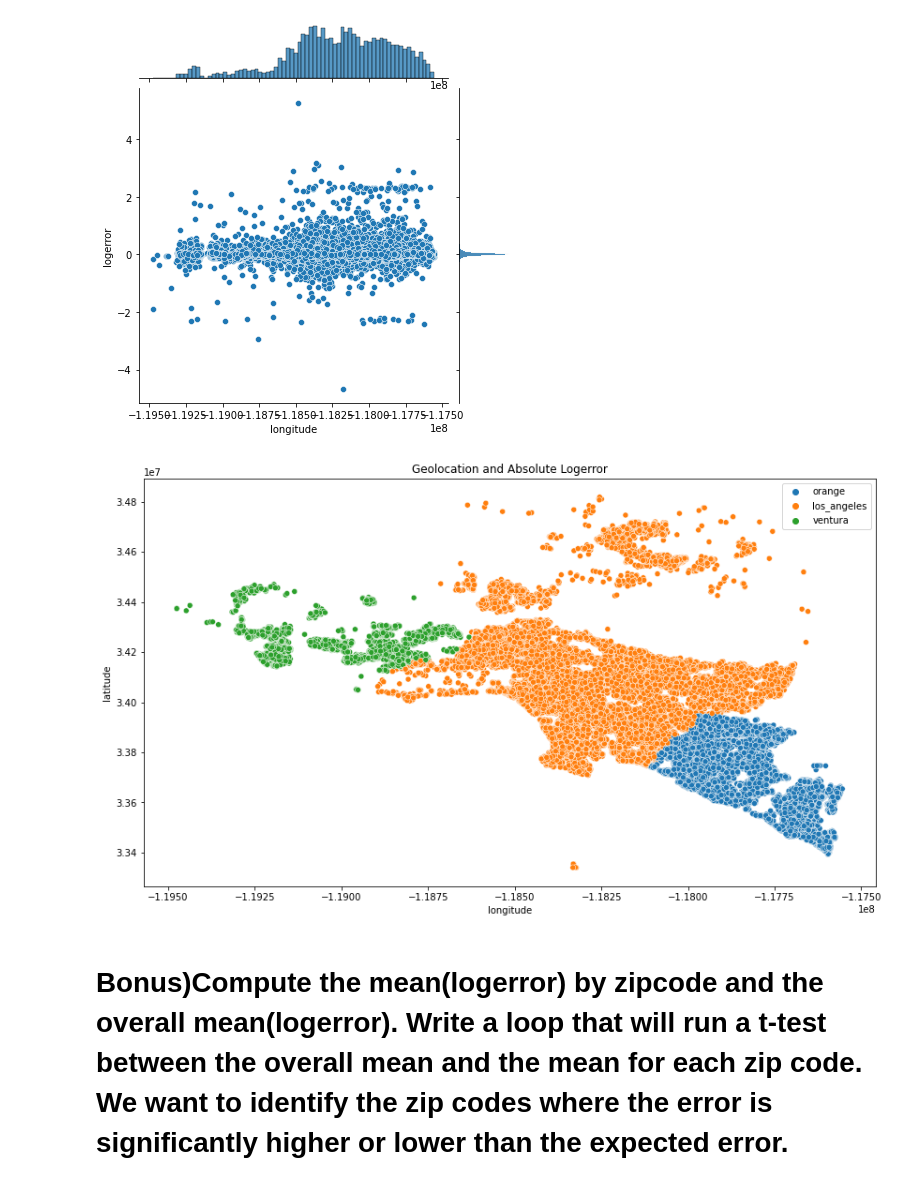
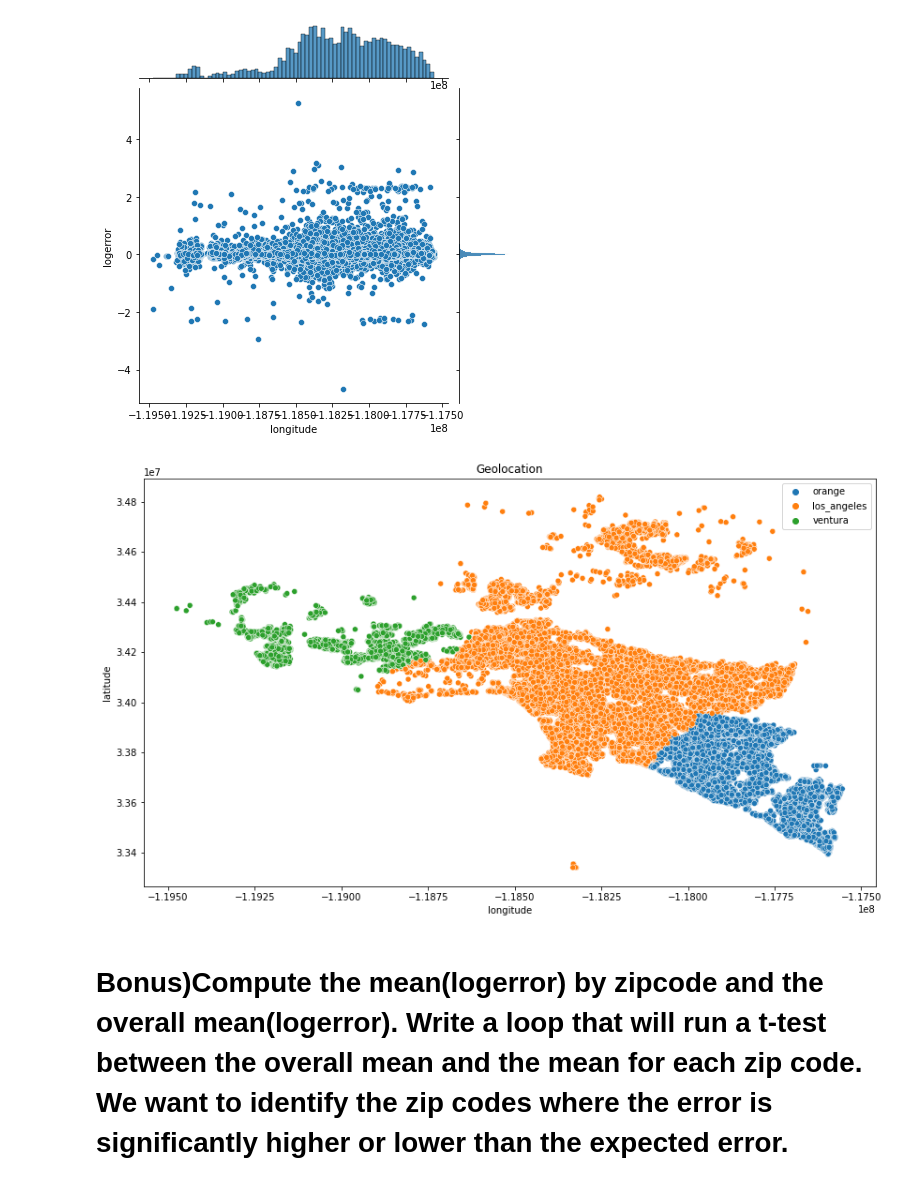
Before and after one commit to cristianibarra1/clustering-exercises, a Jupyter notebook: explore_zillow.ipynb, the cells around one changed output. Cells and saved outputs as stored; diff of their text form; code cells hidden in the pictures.

```diff
--- a/explore_zillow.ipynb
+++ b/explore_zillow.ipynb
@@ -283,10 +290,10 @@ plt.show()
 # %%
 plt.figure(figsize=(14,8))
 sns.scatterplot(x='longitude', y='latitude', hue='county', sizes=(0,300), data=train)
 plt.legend()
-plt.title('Geolocation and Absolute Logerror')
+plt.title('Geolocation')
 plt.show()
 # %% [output]
-[figure, old version]
+[figure, new version]
 # %% [markdown]
 # Bonus)Compute the mean(logerror) by zipcode and the overall mean(logerror). Write a loop that will run a t-test between the overall mean and the mean for each zip code. We want to identify the zip codes where the error is significantly higher or lower than the expected error.
```
Also changed, not shown: parts of 1 cell of this notebook, 5 other files.
